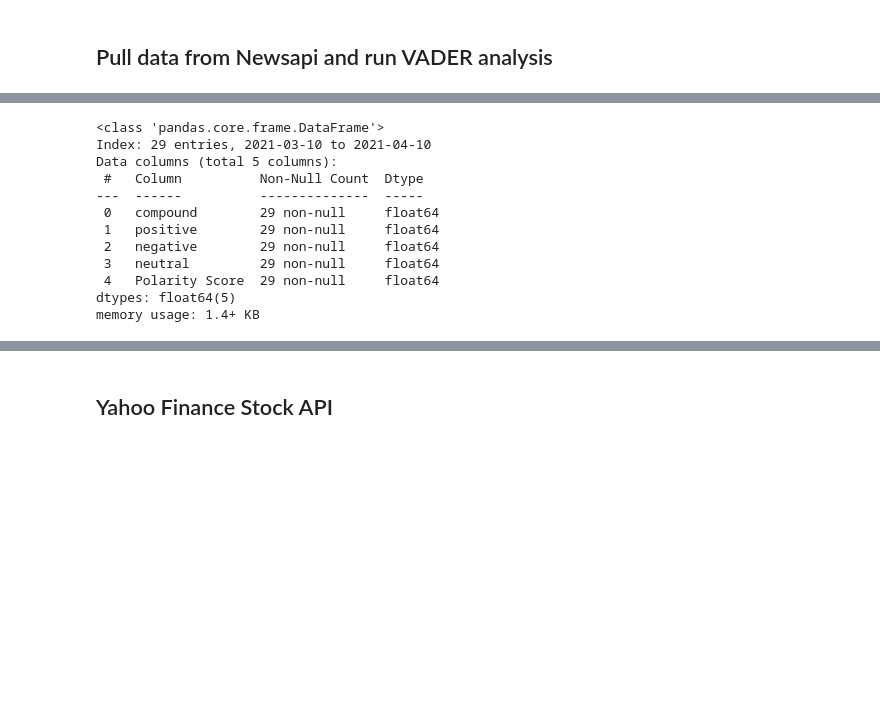
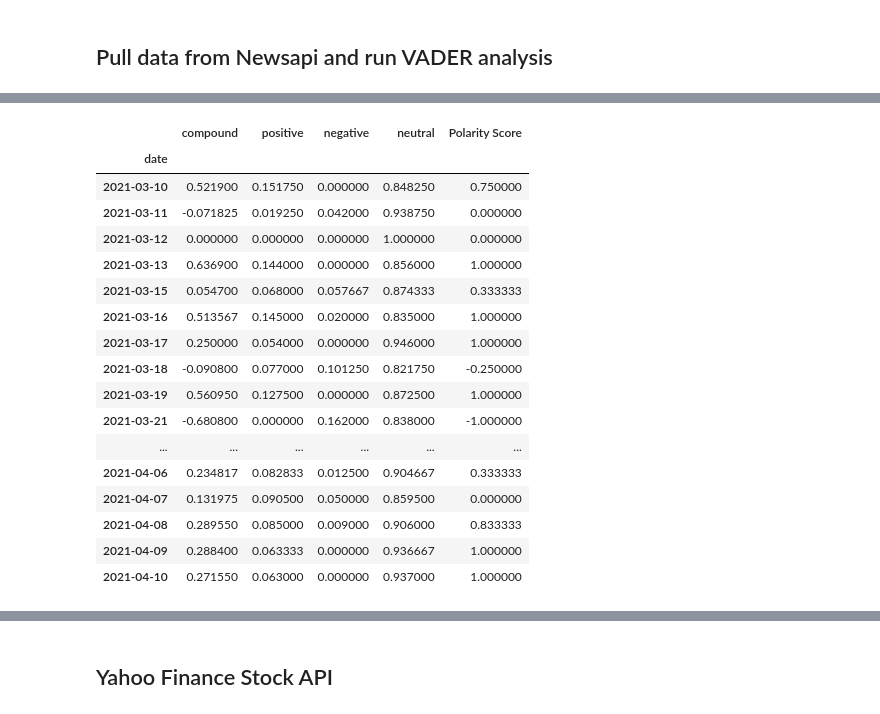
Before and after one commit to lfarlima/Multivariate-Time-Series-Analysis-of-Sentiment-Scores, a Jupyter notebook: Project_2.ipynb, the cells around one changed output, grey strips where cells are left out. Drawn from its saved outputs; the diff is of its cells as text; code cells hidden in the pictures; blank space fills up the shorter version.

```diff
--- a/Project_2.ipynb
+++ b/Project_2.ipynb
@@ -352,20 +330,26 @@ pltr_newsapi_sentiment_df.head()
 # %%
 ### CALCULATE AVERAGE BY DATE
 newsapi_sent_avg = pltr_newsapi_sentiment_df.groupby('date', as_index=True, sort=True)['compound','positive','negative','neutral','Polarity Score'].mean()
-newsapi_sent_avg.info()
+newsapi_sent_avg
 # %% [output]
-<class 'pandas.core.frame.DataFrame'>
-Index: 29 entries, 2021-03-10 to 2021-04-10
-Data columns (total 5 columns):
- #   Column          Non-Null Count  Dtype
----  ------          --------------  -----
- 0   compound        29 non-null     float64
- 1   positive        29 non-null     float64
- 2   negative        29 non-null     float64
- 3   neutral         29 non-null     float64
- 4   Polarity Score  29 non-null     float64
-dtypes: float64(5)
-memory usage: 1.4+ KB
+|  | compound | positive | negative | neutral | Polarity Score |
+| date |  |  |  |  |  |
+| 2021-03-10 | 0.521900 | 0.151750 | 0.000000 | 0.848250 | 0.750000 |
+| 2021-03-11 | -0.071825 | 0.019250 | 0.042000 | 0.938750 | 0.000000 |
+| 2021-03-12 | 0.000000 | 0.000000 | 0.000000 | 1.000000 | 0.000000 |
+| 2021-03-13 | 0.636900 | 0.144000 | 0.000000 | 0.856000 | 1.000000 |
+| 2021-03-15 | 0.054700 | 0.068000 | 0.057667 | 0.874333 | 0.333333 |
+| 2021-03-16 | 0.513567 | 0.145000 | 0.020000 | 0.835000 | 1.000000 |
+| 2021-03-17 | 0.250000 | 0.054000 | 0.000000 | 0.946000 | 1.000000 |
+| 2021-03-18 | -0.090800 | 0.077000 | 0.101250 | 0.821750 | -0.250000 |
+| 2021-03-19 | 0.560950 | 0.127500 | 0.000000 | 0.872500 | 1.000000 |
+| 2021-03-21 | -0.680800 | 0.000000 | 0.162000 | 0.838000 | -1.000000 |
+| ... | ... | ... | ... | ... | ... |
+| 2021-04-06 | 0.234817 | 0.082833 | 0.012500 | 0.904667 | 0.333333 |
+| 2021-04-07 | 0.131975 | 0.090500 | 0.050000 | 0.859500 | 0.000000 |
+| 2021-04-08 | 0.289550 | 0.085000 | 0.009000 | 0.906000 | 0.833333 |
+| 2021-04-09 | 0.288400 | 0.063333 | 0.000000 | 0.936667 | 1.000000 |
+| 2021-04-10 | 0.271550 | 0.063000 | 0.000000 | 0.937000 | 1.000000 |
 # %%
 # Graph tallied Polarity Score
 pltr_newsapi_sentiment_df.groupby('Polarity Score').size().plot(kind='bar')
```
Also changed, not shown: parts of 90 cells of this notebook.
